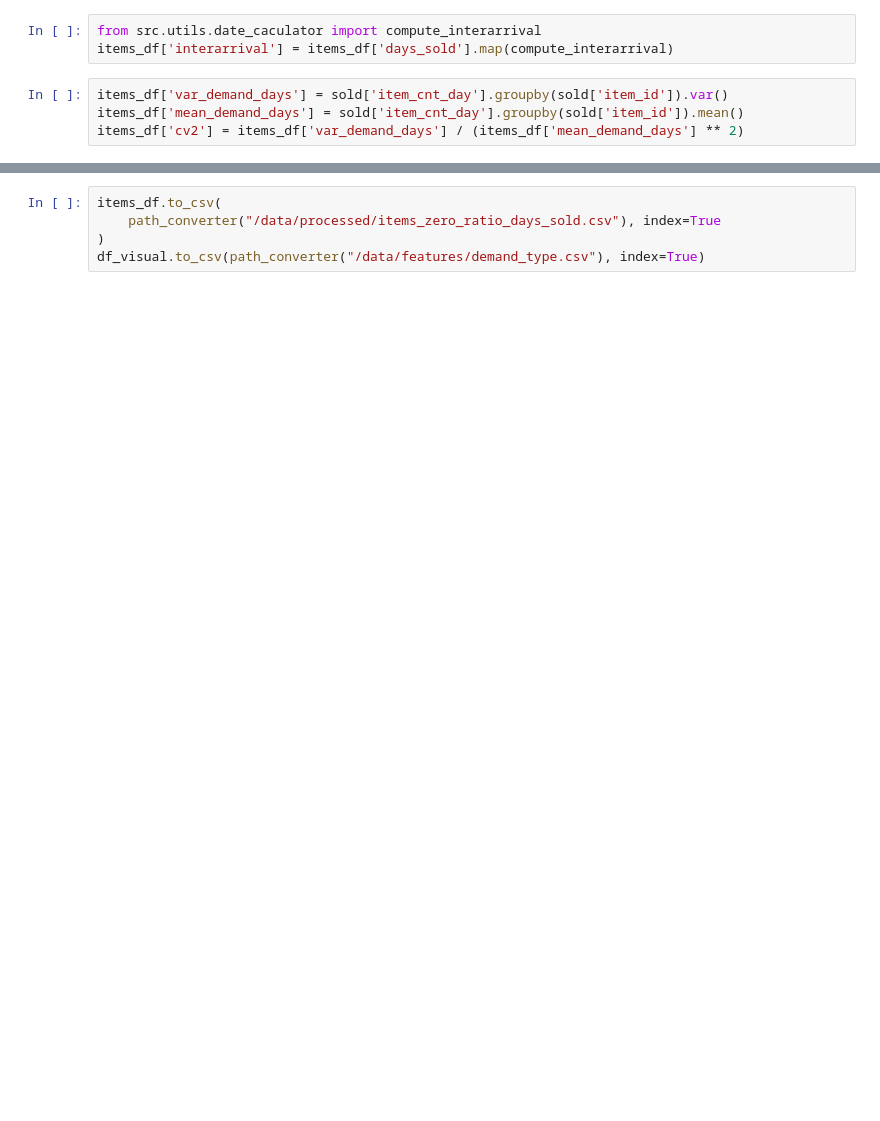
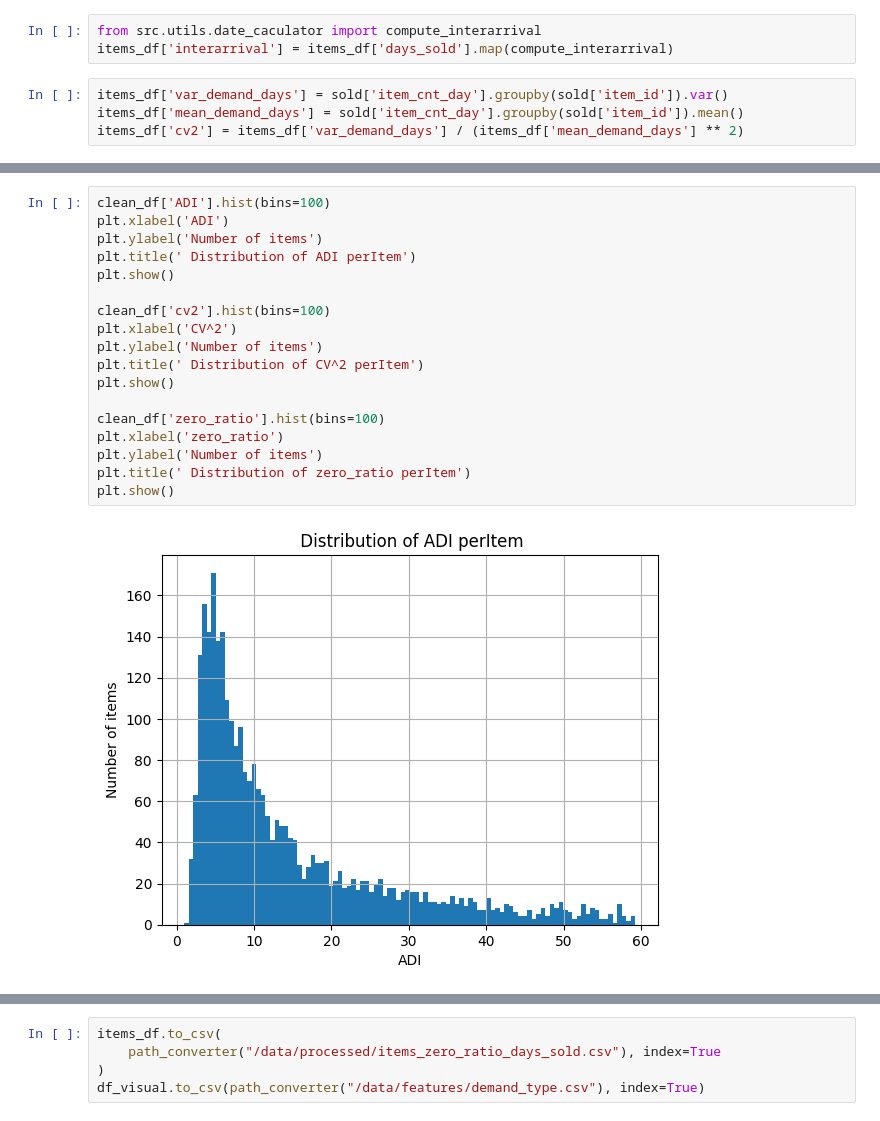
Before and after one commit to thanhnam412/data_science_project, a Jupyter notebook: data_science_ecommerce/src/notebooks/exploratory/analysis.ipynb, the cells around one changed output, grey strips where cells are left out. Cells and saved outputs as stored; diff of their text form; blank space fills up the shorter version.

```diff
--- a/data_science_ecommerce/src/notebooks/exploratory/analysis.ipynb
+++ b/data_science_ecommerce/src/notebooks/exploratory/analysis.ipynb
@@ -243,0 +229,20 @@ plt.show()
+# %%
+clean_df['ADI'].hist(bins=100)
+plt.xlabel('ADI')
+plt.ylabel('Number of items')
+plt.title(' Distribution of ADI perItem')
+plt.show()
+
+clean_df['cv2'].hist(bins=100)
+plt.xlabel('CV^2')
+plt.ylabel('Number of items')
+plt.title(' Distribution of CV^2 perItem')
+plt.show()
+
+clean_df['zero_ratio'].hist(bins=100)
+plt.xlabel('zero_ratio')
+plt.ylabel('Number of items')
+plt.title(' Distribution of zero_ratio perItem')
+plt.show()
+# %% [output]
+[figure, added]
```
Also changed, not shown: parts of 31 cells of this notebook, 12 other files.
